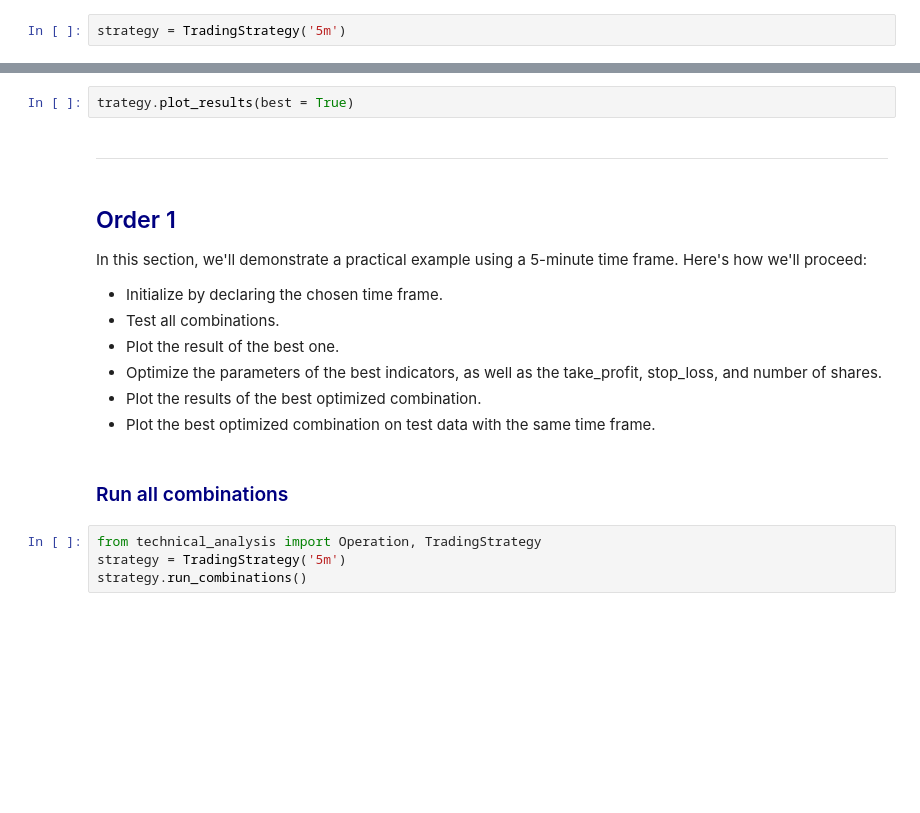
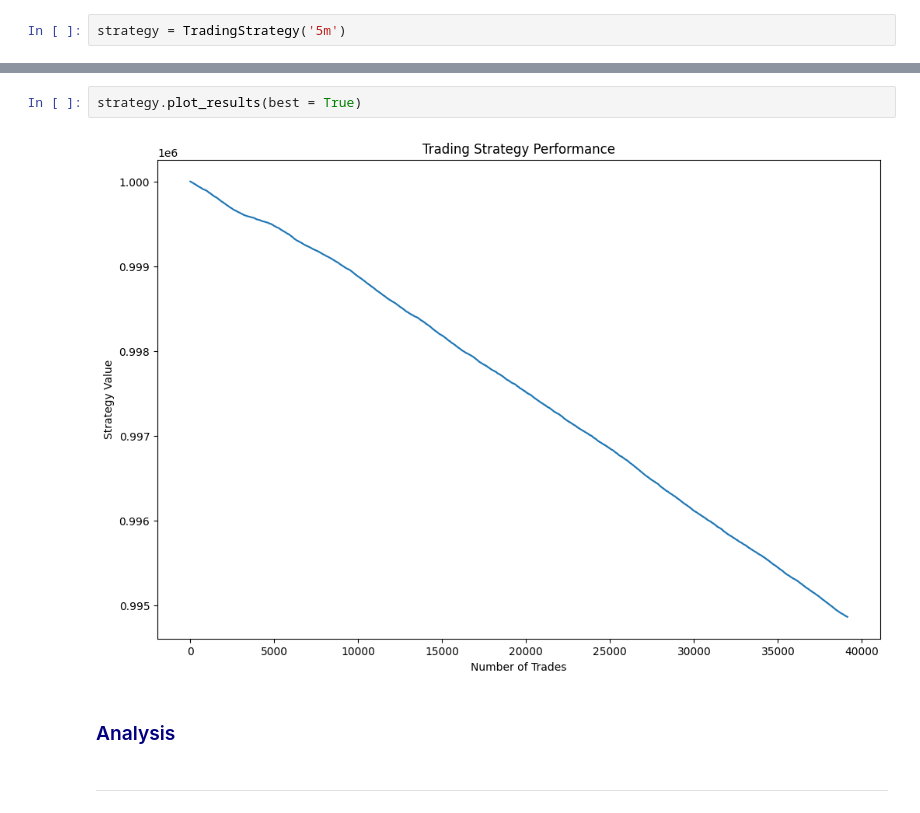
Before and after one commit to david09perez/Proyecto_Trading, a Jupyter notebook: 003-ML/report.ipynb, the cells around one changed output, grey strips where cells are left out. Cells and saved outputs as stored; diff of their text form; blank space fills up the shorter version.

```diff
--- a/003-ML/report.ipynb
+++ b/003-ML/report.ipynb
@@ -36,21 +81,8 @@ self.optimize_trade_parameters()
 # %%
-trategy.plot_results(best = True)
+strategy.plot_results(best = True)
+# %% [output]
+[figure, added]
+# %% [markdown]
+### <font color='navy'>  Analysis <font color='black'>
 # %% [markdown]
 ---
-# %% [markdown]
-## <font color='navy'>  Order 1 <font color='black'>
-
-In this section, we'll demonstrate a practical example using a 5-minute time frame. Here's how we'll proceed:
-
-* Initialize by declaring the chosen time frame.
-* Test all combinations.
-* Plot the result of the best one.
-* Optimize the parameters of the best indicators, as well as the take_profit, stop_loss, and number of shares.
-* Plot the results of the best optimized combination.
-* Plot the best optimized combination on test data with the same time frame.
-# %% [markdown]
-### <font color='navy'>  Run all combinations <font color='black'>
-# %%
-from technical_analysis import Operation, TradingStrategy
-strategy = TradingStrategy('5m')
-strategy.run_combinations()
```
Also changed, not shown: parts of 30 cells of this notebook, 2 other files.
